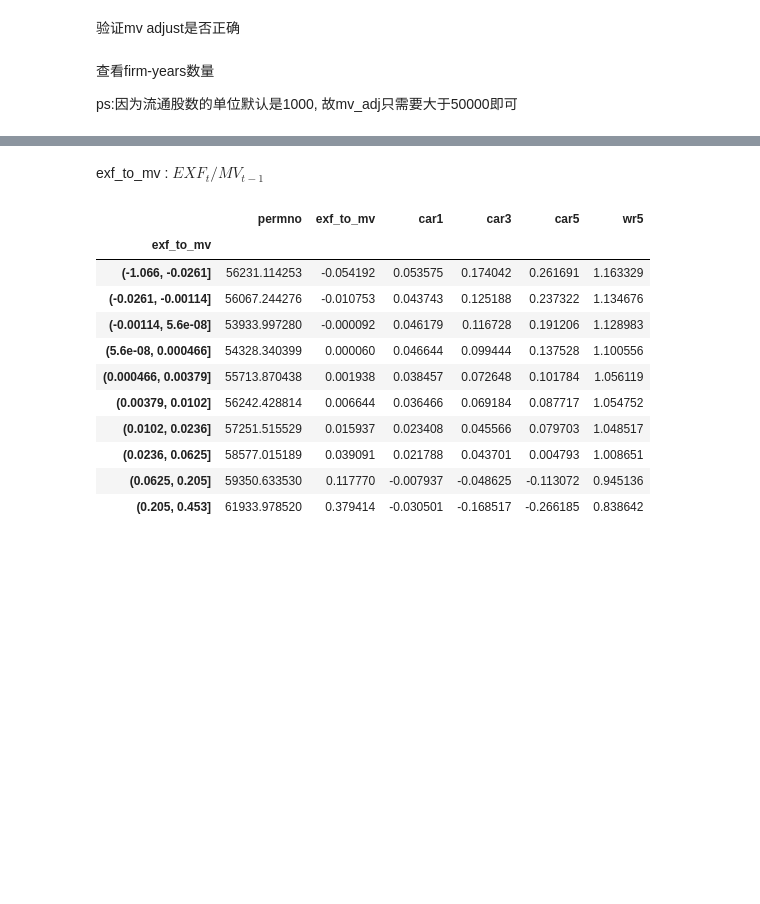
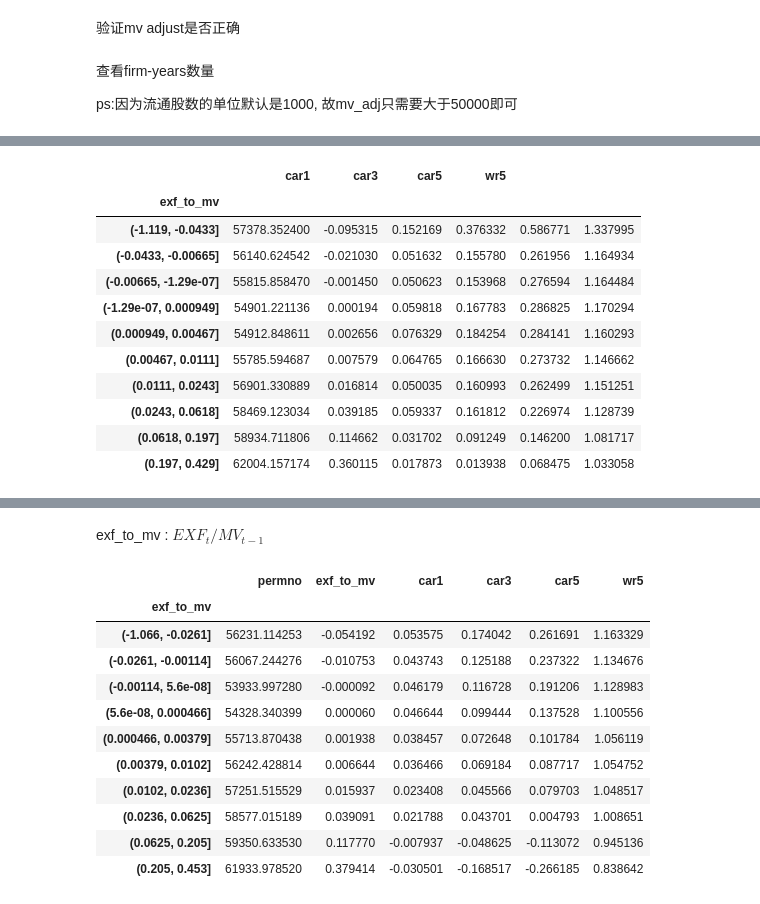
Before and after one commit to dxcv/strategy_research, a Jupyter notebook: wrds/calculate exf car wr 0.036.ipynb, the cells around one changed output, grey strips where cells are left out. Saved outputs shown, nothing was run; the diff lists cells and outputs as text; code cells hidden in the pictures; blank space fills up the shorter version.

```diff
--- a/wrds/calculate exf car wr 0.036.ipynb
+++ b/wrds/calculate exf car wr 0.036.ipynb
@@ -149,3 +152,6 @@ crsp_fa_filtered = crsp_fa.reset_index().set_index('permno').loc[filter_permno].
+# %%
+# 筛选完公司在筛选一遍市值
+crsp_fa_filtered = crsp_fa_filtered[(crsp_fa_filtered.mv_adj.shift(1) * crsp_fa_filtered.retx_p1) >= 5e+4]
 # %%
 tic = time.perf_counter()
 crsp_fa_filtered = crsp_fa_filtered.set_index('permno').groupby('permno').apply(calc_exf)
@@ -155,0 +162,27 @@ print(toc-tic)
+# %%
+crsp_fa1 = crsp_fa_filtered.copy()
+crsp_fa1 = crsp_fa1.dropna(subset=['exf_to_mv']) # 只是剔除exf_to_mv中的异常值
+# crsp_fa1 = crsp_fa1.dropna() # 只要有异常值，就全部剔除，两者差距不是很大
+crsp_fa1 = crsp_fa1.reset_index().set_index('date')[:'2008'] # 筛选出到08年的数据
+# crsp_fa1 = crsp_fa1.loc['1973':'2001']
+# 可以自行调整limits大小
+crsp_fa1.exf_to_mv = mstats.winsorize(crsp_fa1.exf_to_mv, limits=[0.05, 0.05]) # 这里也可以调整
+
+per1 = np.linspace(0,1,11).tolist()
+bins = crsp_fa1.describe(percentiles=per1).exf_to_mv.iloc[4:-1].tolist()
+bins = [bins[0]-1] + bins[1:]
+# bins = bins[:-1] + [bins[-1]-1]
+crsp_fa1.groupby(pd.cut(crsp_fa1.exf_to_mv,bins, right=True)).mean().drop(['mv', 'retx_p1', 'exf'], axis=1)
+# %% [output]
+|  | car1 | car3 | car5 | wr5 |
+| exf_to_mv |  |  |  |  |  |  |
+| (-1.119, -0.0433] | 57378.352400 | -0.095315 | 0.152169 | 0.376332 | 0.586771 | 1.337995 |
+| (-0.0433, -0.00665] | 56140.624542 | -0.021030 | 0.051632 | 0.155780 | 0.261956 | 1.164934 |
+| (-0.00665, -1.29e-07] | 55815.858470 | -0.001450 | 0.050623 | 0.153968 | 0.276594 | 1.164484 |
+| (-1.29e-07, 0.000949] | 54901.221136 | 0.000194 | 0.059818 | 0.167783 | 0.286825 | 1.170294 |
+| (0.000949, 0.00467] | 54912.848611 | 0.002656 | 0.076329 | 0.184254 | 0.284141 | 1.160293 |
+| (0.00467, 0.0111] | 55785.594687 | 0.007579 | 0.064765 | 0.166630 | 0.273732 | 1.146662 |
+| (0.0111, 0.0243] | 56901.330889 | 0.016814 | 0.050035 | 0.160993 | 0.262499 | 1.151251 |
+| (0.0243, 0.0618] | 58469.123034 | 0.039185 | 0.059337 | 0.161812 | 0.226974 | 1.128739 |
+| (0.0618, 0.197] | 58934.711806 | 0.114662 | 0.031702 | 0.091249 | 0.146200 | 1.081717 |
+| (0.197, 0.429] | 62004.157174 | 0.360115 | 0.017873 | 0.013938 | 0.068475 | 1.033058 |
```
Also changed, not shown: parts of 15 cells of this notebook.
